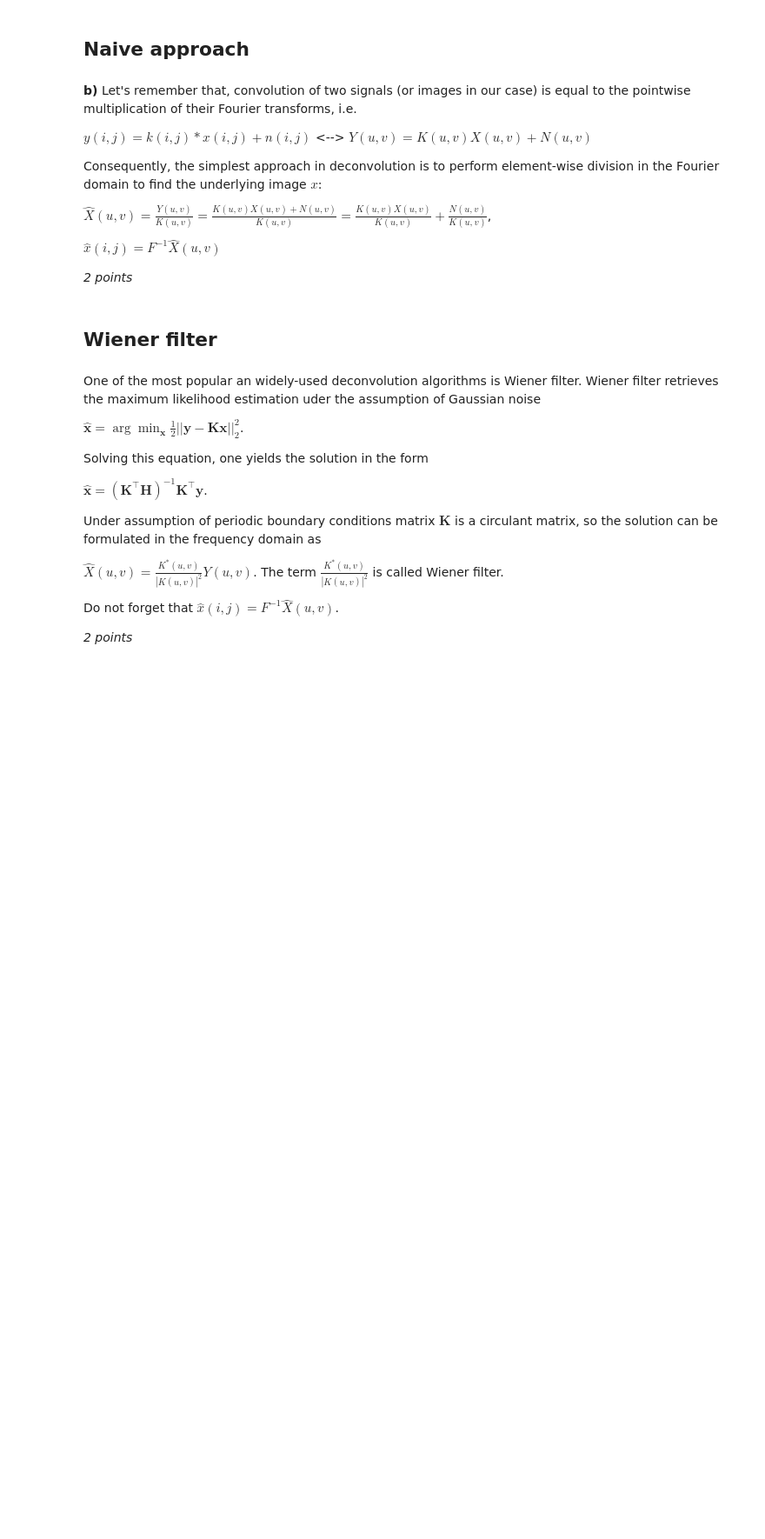
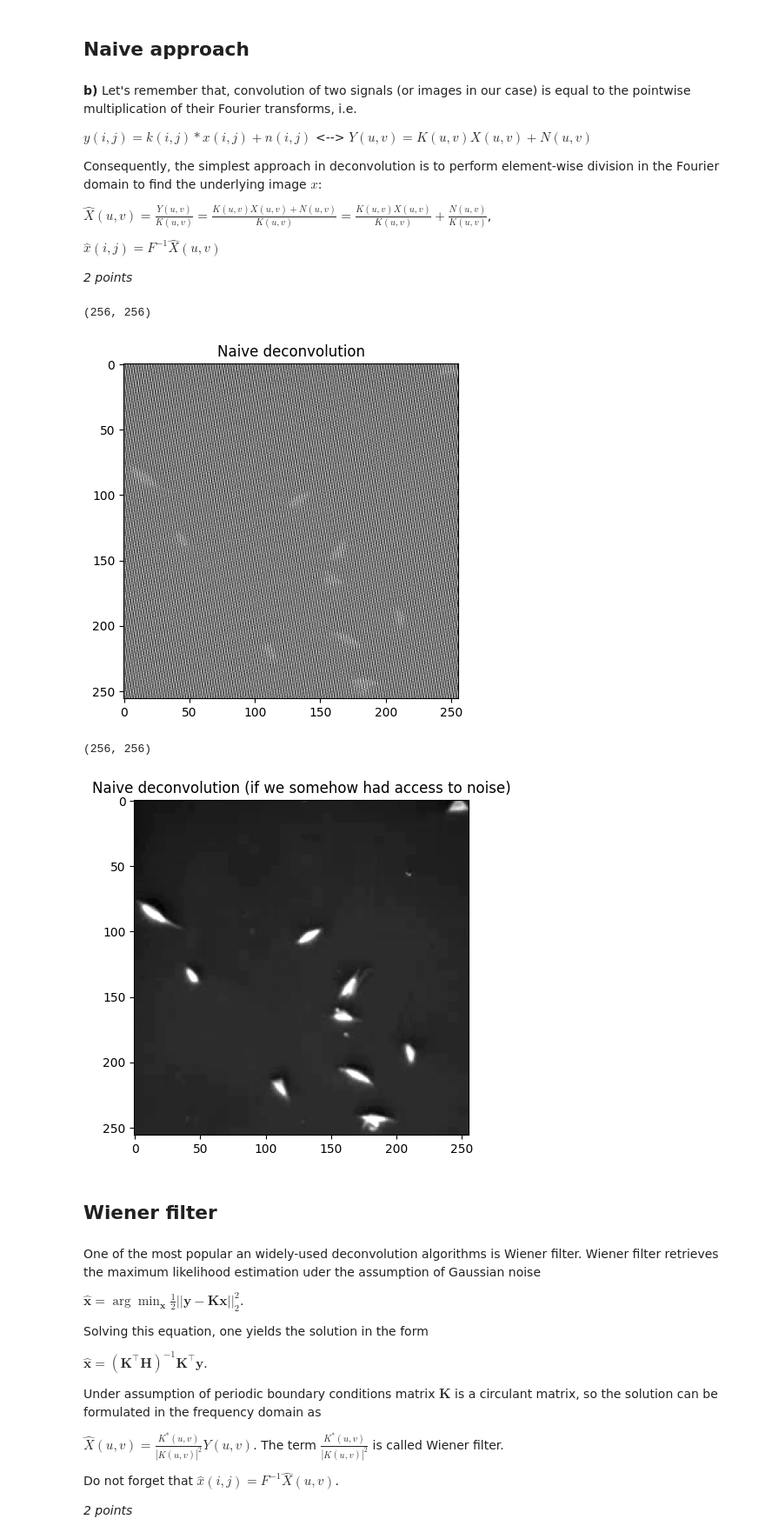
Before and after one commit to aigoncharov/course-bia, a Jupyter notebook: HW1/HW1_2025.ipynb, the cells around one changed output. Shown at 87% size. Cells and saved outputs as stored; diff of their text form; code cells hidden in the pictures; blank space fills up the shorter version.

```diff
--- a/HW1/HW1_2025.ipynb
+++ b/HW1/HW1_2025.ipynb
@@ -68,0 +69,6 @@ This is done to keep the same range of values.
+# %%
+# SOLUTION
+
+print("Before normalization", psf.sum())
+
+psf = psf / psf.sum()
@@ -103,3 +103,45 @@ x_hat_naive = # YOUR CODE HERE #
+# %%
+# SOLUTION
+"""
+YOUR CODE HERE
+"""
+
+from numpy import ndarray
+from scipy.fft import fft2, ifft2, ifftshift
+
+Y: ndarray = fft2(distorted)
+
+k_padding = ((distorted.shape[0] - psf.shape[0] + 1) // 2, (distorted.shape[1] - psf.shape[1] + 1) // 2)
+K = np.zeros(distorted.shape)
+K[k_padding[0] : k_padding[0] + psf.shape[0], k_padding[1] : k_padding[1] + psf.shape[1]] = psf
+K = fft2(ifftshift(K))
+
+X_hat_naive = Y / K
+
+x_hat_naive = ifft2(X_hat_naive).real
+print(x_hat_naive.shape)
+
+plt.figure(figsize=(5, 5))
+plt.imshow(x_hat_naive, cmap="gray")
+plt.title("Naive deconvolution")
+plt.show()
+
+noise = distorted - blurred
+N: ndarray = fft2(noise)
+X_hat_ideal = X_hat_naive - N / K
+
+x_hat_ideal = ifft2(X_hat_ideal).real
+print(x_hat_ideal.shape)
+
+plt.figure(figsize=(5, 5))
+plt.imshow(x_hat_ideal, cmap="gray")
+plt.title("Naive deconvolution (if we somehow had access to noise)")
+plt.show()
+# %% [output]
+(256, 256)
+[figure, added]
+(256, 256)
+[figure, added]
 # %% [markdown]
 ## Wiener filter
 # %% [markdown]
```
Also changed, not shown: parts of 15 cells of this notebook.
